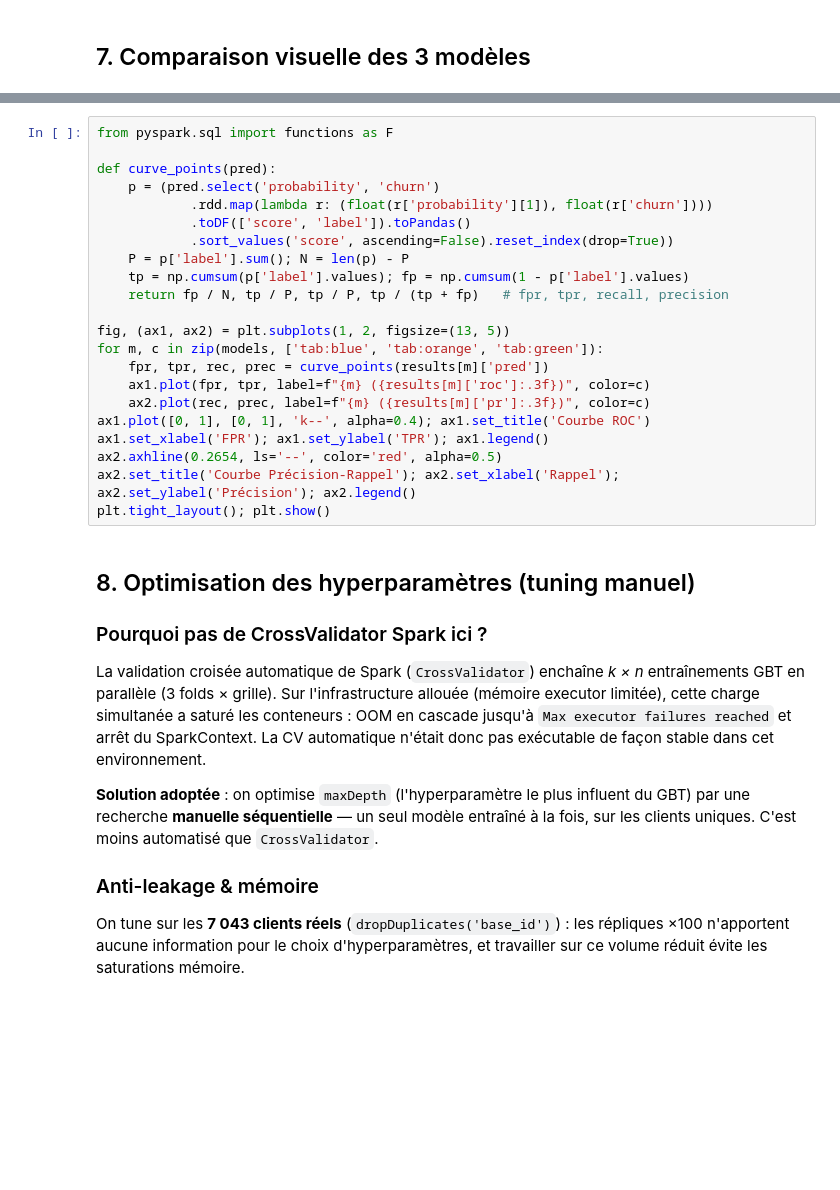
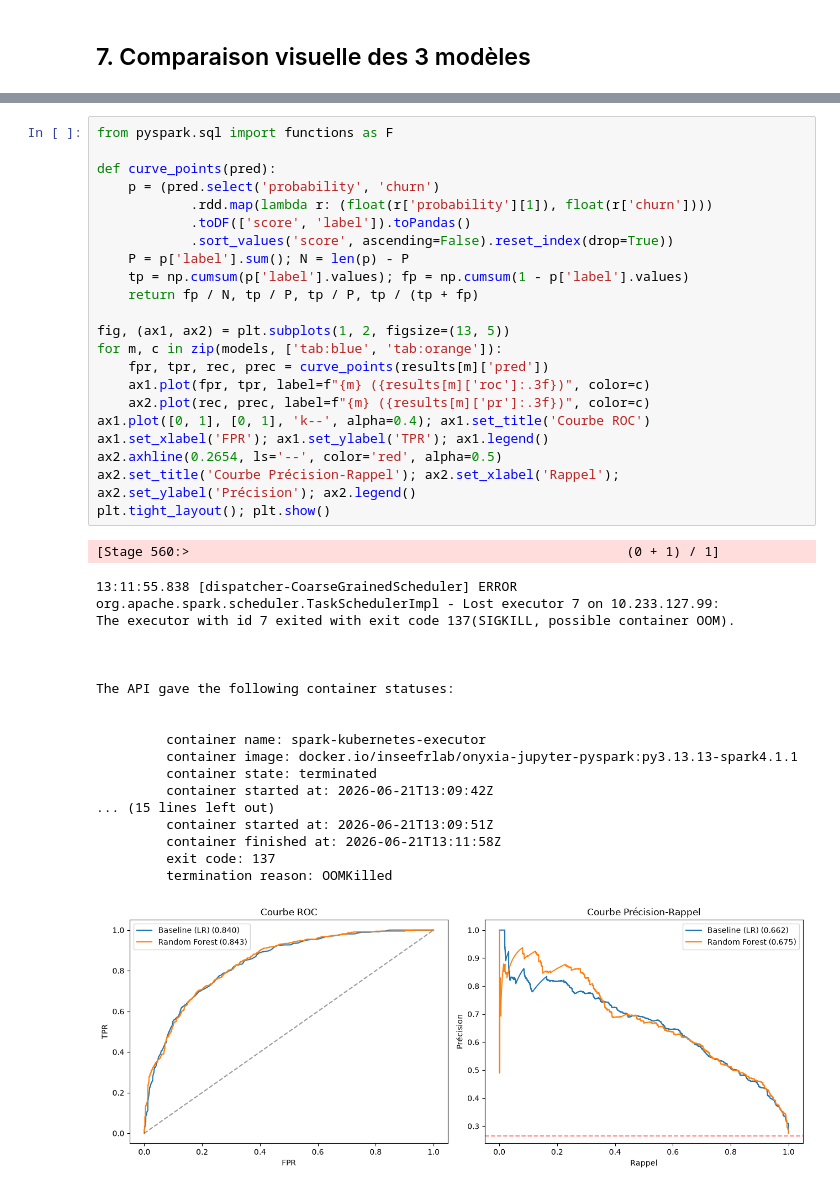
Before and after one commit to adamdif/churn-architechture, a Jupyter notebook: notebooks/modeling/01_churn_model.ipynb, the cells around one changed output, grey strips where cells are left out. Saved outputs shown, nothing was run; the diff lists cells and outputs as text; blank space fills up the shorter version.

```diff
--- a/notebooks/modeling/01_churn_model.ipynb
+++ b/notebooks/modeling/01_churn_model.ipynb
@@ -427,41 +314,42 @@ plt.tight_layout(); plt.show()
 # %%
 from pyspark.sql import functions as F
 
 def curve_points(pred):
     p = (pred.select('probability', 'churn')
             .rdd.map(lambda r: (float(r['probability'][1]), float(r['churn'])))
             .toDF(['score', 'label']).toPandas()
             .sort_values('score', ascending=False).reset_index(drop=True))
     P = p['label'].sum(); N = len(p) - P
     tp = np.cumsum(p['label'].values); fp = np.cumsum(1 - p['label'].values)
-    return fp / N, tp / P, tp / P, tp / (tp + fp)   # fpr, tpr, recall, precision
+    return fp / N, tp / P, tp / P, tp / (tp + fp)
 
 fig, (ax1, ax2) = plt.subplots(1, 2, figsize=(13, 5))
-for m, c in zip(models, ['tab:blue', 'tab:orange', 'tab:green']):
+for m, c in zip(models, ['tab:blue', 'tab:orange']):
     fpr, tpr, rec, prec = curve_points(results[m]['pred'])
     ax1.plot(fpr, tpr, label=f"{m} ({results[m]['roc']:.3f})", color=c)
     ax2.plot(rec, prec, label=f"{m} ({results[m]['pr']:.3f})", color=c)
 ax1.plot([0, 1], [0, 1], 'k--', alpha=0.4); ax1.set_title('Courbe ROC')
 ax1.set_xlabel('FPR'); ax1.set_ylabel('TPR'); ax1.legend()
 ax2.axhline(0.2654, ls='--', color='red', alpha=0.5)
 ax2.set_title('Courbe Précision-Rappel'); ax2.set_xlabel('Rappel'); ax2.set_ylabel('Précision'); ax2.legend()
 plt.tight_layout(); plt.show()
+# %% [output]
+[Stage 560:>                                                        (0 + 1) / 1]
+13:11:55.838 [dispatcher-CoarseGrainedScheduler] ERROR org.apache.spark.scheduler.TaskSchedulerImpl - Lost executor 7 on 10.233.127.99:
+The executor with id 7 exited with exit code 137(SIGKILL, possible container OOM).
+
+
+
+The API gave the following container statuses:
+
+
+         container name: spark-kubernetes-executor
+         container image: docker.io/inseefrlab/onyxia-jupyter-pyspark:py3.13.13-spark4.1.1
+         container state: terminated
+         container started at: 2026-06-21T13:09:42Z
+... (15 lines left out)
+         container started at: 2026-06-21T13:09:51Z
+         container finished at: 2026-06-21T13:11:58Z
+         exit code: 137
+         termination reason: OOMKilled
+[figure, added]
-# %% [markdown]
-## 8. Optimisation des hyperparamètres (tuning manuel)
-
-### Pourquoi pas de CrossValidator Spark ici ?
-
-La validation croisée automatique de Spark (`CrossValidator`) enchaîne *k × n* entraînements GBT
-en parallèle (3 folds × grille). Sur l'infrastructure allouée (mémoire executor limitée), cette
-charge simultanée a saturé les conteneurs : OOM en cascade jusqu'à `Max executor failures
-reached` et arrêt du SparkContext. La CV automatique n'était donc pas exécutable de façon stable
-dans cet environnement.
-
-**Solution adoptée** : on optimise `maxDepth` (l'hyperparamètre le plus influent du GBT) par une
-recherche **manuelle séquentielle** — un seul modèle entraîné à la fois, sur les clients uniques.
-C'est moins automatisé que `CrossValidator`.
-
-### Anti-leakage & mémoire
-On tune sur les **7 043 clients réels** (`dropDuplicates('base_id')`) : les répliques ×100
-n'apportent aucune information pour le choix d'hyperparamètres, et travailler sur ce volume réduit
-évite les saturations mémoire.
```
Also changed, not shown: parts of 33 cells of this notebook.
